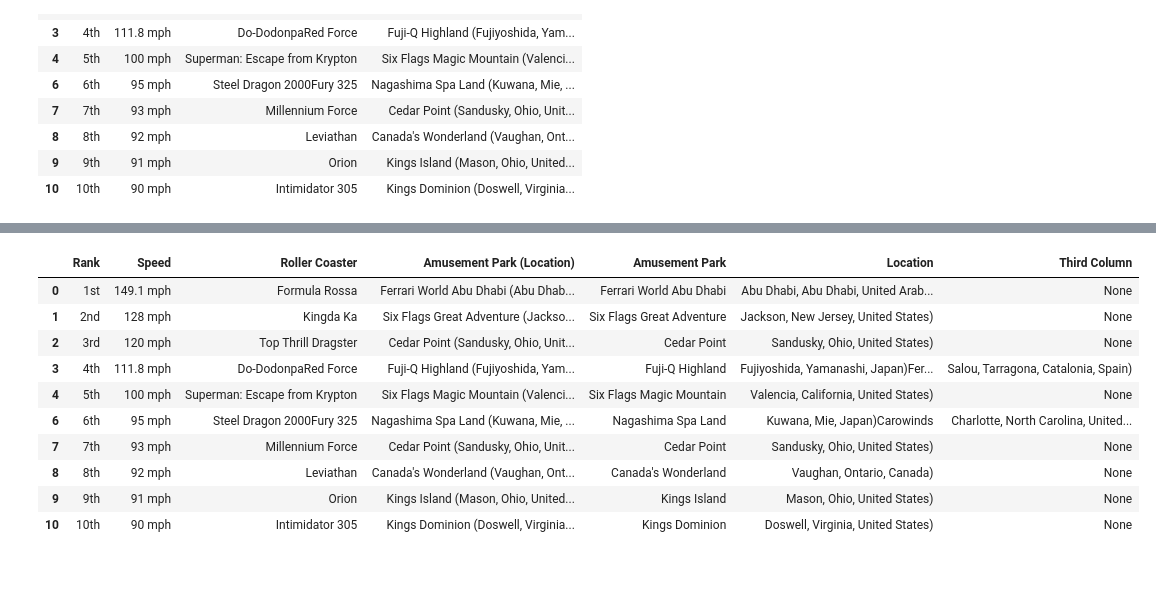
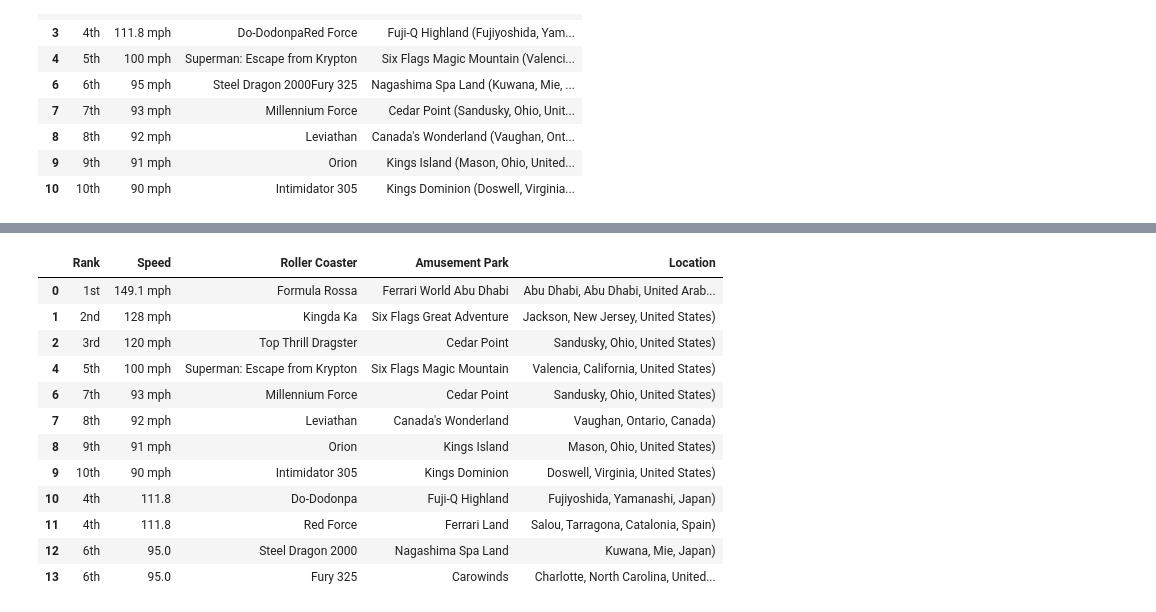
Before and after one commit to MorgaineB/Project2, a Jupyter notebook: WebScraping/Records_Scrape.ipynb, the cells around one changed output, grey strips where cells are left out. Saved outputs shown, nothing was run; the diff lists cells and outputs as text; code cells hidden in the pictures; blank space fills up the shorter version.

Commit message:
Finished Speed Records GeoJSON

```diff
--- a/WebScraping/Records_Scrape.ipynb
+++ b/WebScraping/Records_Scrape.ipynb
@@ -27,7 +27,7 @@ speed_record
 | 11 | * | * | Rankings are not assigned to roll... | Rankings are not assigned to roll... | Rankings are not assigned to roll... |
 # %%
 #Drop unwanted Rows
-#speed_record = speed_record.drop(labels=[5,11], axis=0)
+speed_record = speed_record.drop(labels=[5,11], axis=0)
 
 #Drop unwanted Column
 speed_record = speed_record.drop(labels="Opened", axis=1)
@@ -47,3 +47,13 @@ speed_record
 | 10 | 10th | 90 mph | Intimidator 305 | Kings Dominion (Doswell, Virginia... |
 # %%
 #Fix Data with Tied Record Holders
+speed_fixes = [pd.Series(['4th', 111.8, 'Do-Dodonpa', 'Fuji-Q Highland (Fujiyoshida, Yamanashi, Japan)'], index=speed_record.columns),
+                pd.Series(['4th', 111.8, 'Red Force', 'Ferrari Land (Salou, Tarragona, Catalonia, Spain)'], index=speed_record.columns),
+                pd.Series(['6th', 95, 'Steel Dragon 2000', 'Nagashima Spa Land (Kuwana, Mie, Japan)'], index=speed_record.columns),
+                pd.Series(['6th', 95, 'Fury 325', 'Carowinds (Charlotte, North Carolina, United States)'], index=speed_record.columns)]
+speed_records_fixed = speed_record.append(speed_fixes,ignore_index=True)
+speed_records_fixed
+
+#Drop Rows with dirty data
+speed_records_clean = speed_records_fixed.drop(labels=[3,5], axis=0)
+speed_records_clean
@@ -50,14 +74,19 @@ speed_record
 # %%
-speed_record[['Amusement Park','Location']] = speed_record['Amusement Park (Location)'].str.split('(',expand=True)
+#Split the Amusement Park (Location) column & then Drop It
+speed_records_clean[['Amusement Park','Location']] = speed_records_clean['Amusement Park (Location)'].str.split('(',expand=True)
+speed_records_clean = speed_records_clean.drop(labels=['Amusement Park (Location)'], axis=1)
+speed_records_clean
 # %% [output]
-|  | Rank | Speed | Roller Coaster | Amusement Park (Location) | Amusement Park | Location | Third Column |
-| 0 | 1st | 149.1 mph | Formula Rossa | Ferrari World Abu Dhabi (Abu Dhab... | Ferrari World Abu Dhabi | Abu Dhabi, Abu Dhabi, United Arab... | None |
-| 1 | 2nd | 128 mph | Kingda Ka | Six Flags Great Adventure (Jackso... | Six Flags Great Adventure | Jackson, New Jersey, United States) | None |
-| 2 | 3rd | 120 mph | Top Thrill Dragster | Cedar Point (Sandusky, Ohio, Unit... | Cedar Point | Sandusky, Ohio, United States) | None |
-| 3 | 4th | 111.8 mph | Do-DodonpaRed Force | Fuji-Q Highland (Fujiyoshida, Yam... | Fuji-Q Highland | Fujiyoshida, Yamanashi, Japan)Fer... | Salou, Tarragona, Catalonia, Spain) |
-| 4 | 5th | 100 mph | Superman: Escape from Krypton | Six Flags Magic Mountain (Valenci... | Six Flags Magic Mountain | Valencia, California, United States) | None |
-| 6 | 6th | 95 mph | Steel Dragon 2000Fury 325 | Nagashima Spa Land (Kuwana, Mie, ... | Nagashima Spa Land | Kuwana, Mie, Japan)Carowinds | Charlotte, North Carolina, United... |
-| 7 | 7th | 93 mph | Millennium Force | Cedar Point (Sandusky, Ohio, Unit... | Cedar Point | Sandusky, Ohio, United States) | None |
-| 8 | 8th | 92 mph | Leviathan | Canada's Wonderland (Vaughan, Ont... | Canada's Wonderland | Vaughan, Ontario, Canada) | None |
-| 9 | 9th | 91 mph | Orion | Kings Island (Mason, Ohio, United... | Kings Island | Mason, Ohio, United States) | None |
-| 10 | 10th | 90 mph | Intimidator 305 | Kings Dominion (Doswell, Virginia... | Kings Dominion | Doswell, Virginia, United States) | None |
+|  | Rank | Speed | Roller Coaster | Amusement Park | Location |
+| 0 | 1st | 149.1 mph | Formula Rossa | Ferrari World Abu Dhabi | Abu Dhabi, Abu Dhabi, United Arab... |
+| 1 | 2nd | 128 mph | Kingda Ka | Six Flags Great Adventure | Jackson, New Jersey, United States) |
+| 2 | 3rd | 120 mph | Top Thrill Dragster | Cedar Point | Sandusky, Ohio, United States) |
+| 4 | 5th | 100 mph | Superman: Escape from Krypton | Six Flags Magic Mountain | Valencia, California, United States) |
+| 6 | 7th | 93 mph | Millennium Force | Cedar Point | Sandusky, Ohio, United States) |
+| 7 | 8th | 92 mph | Leviathan | Canada's Wonderland | Vaughan, Ontario, Canada) |
+| 8 | 9th | 91 mph | Orion | Kings Island | Mason, Ohio, United States) |
+| 9 | 10th | 90 mph | Intimidator 305 | Kings Dominion | Doswell, Virginia, United States) |
+| 10 | 4th | 111.8 | Do-Dodonpa | Fuji-Q Highland | Fujiyoshida, Yamanashi, Japan) |
+| 11 | 4th | 111.8 | Red Force | Ferrari Land | Salou, Tarragona, Catalonia, Spain) |
+| 12 | 6th | 95.0 | Steel Dragon 2000 | Nagashima Spa Land | Kuwana, Mie, Japan) |
+| 13 | 6th | 95.0 | Fury 325 | Carowinds | Charlotte, North Carolina, United... |
```
Also changed, not shown: parts of 9 cells of this notebook, 2 other files.
